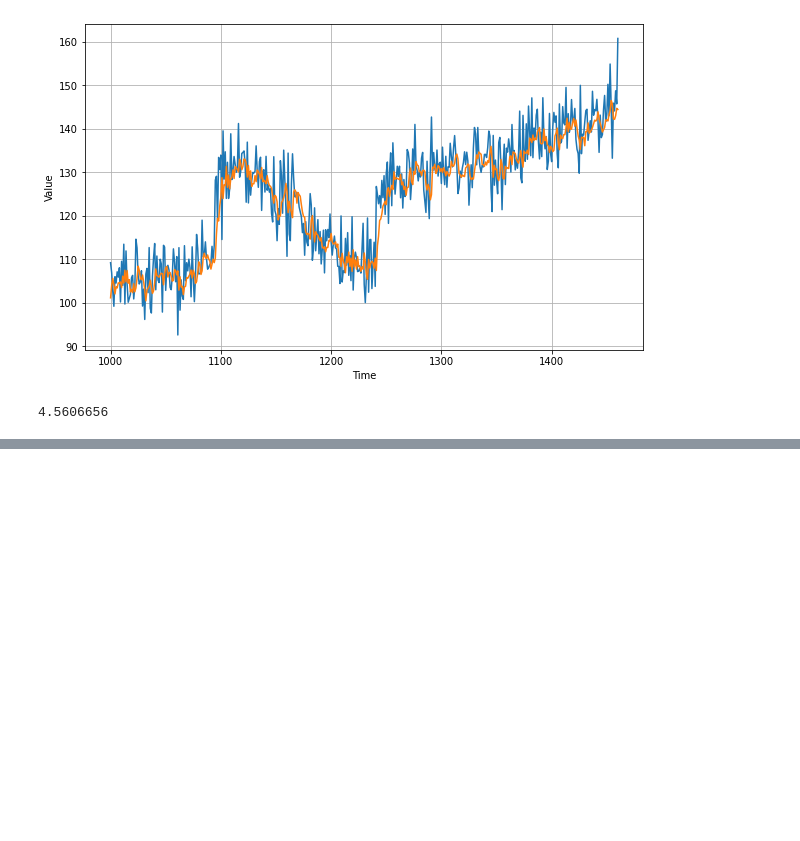
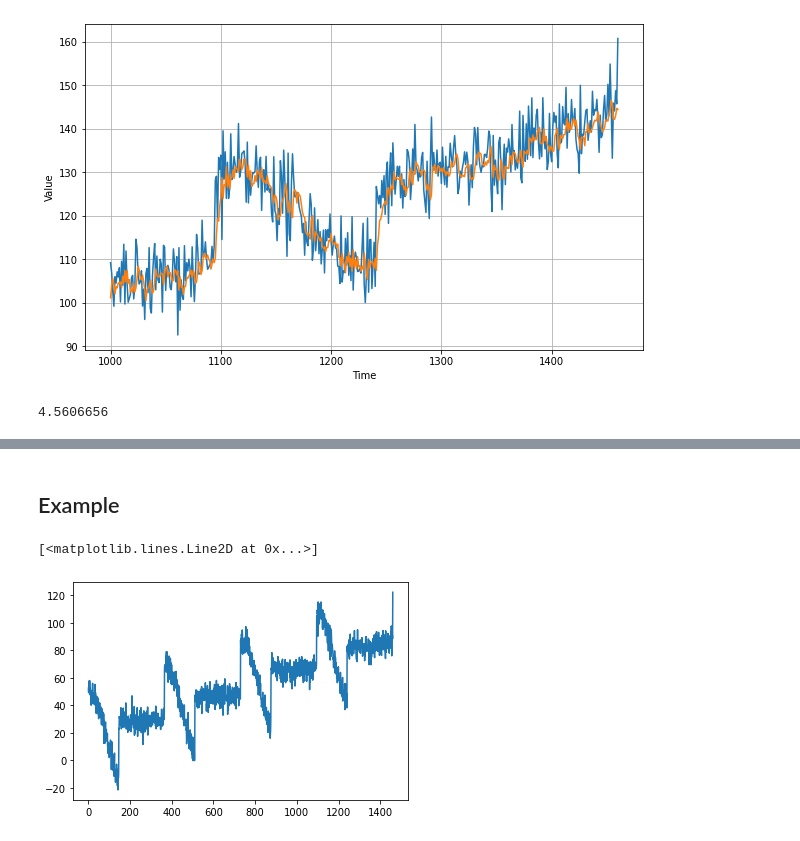
Before and after one commit to Walid-Ahmed/Google-Tensorflow-Certificate, a Jupyter notebook: Time_Series.ipynb, the cells around one changed output, grey strips where cells are left out. Drawn from its saved outputs; the diff is of its cells as text; code cells hidden in the pictures; blank space fills up the shorter version.

```diff
--- a/Time_Series.ipynb
+++ b/Time_Series.ipynb
@@ -475,7 +542,7 @@ l0 = tf.keras.layers.Dense(1, input_shape=[window_size])
 model = tf.keras.models.Sequential([l0])
 
 
-model.compile(loss="mse", optimizer=tf.keras.optimizers.SGD(lr=1e-6, momentum=0.9))
+model.compile(loss="mse", optimizer=tf.keras.optimizers.SGD(lr=1e-6, momentum=0.9) ,  metrics=["mae"])
 history=model.fit(dataset,epochs=100,verbose=0) # Do not specify the batch_size or Y  as  your data is in the form of datasets
 
 print("Layer weights {}".format(l0.get_weights()))
@@ -856,0 +942,54 @@ tf.keras.metrics.mean_absolute_error(x_valid, results).numpy()
+# %% [markdown]
+## Example
+# %%
+def plot_series(time, series, format="-", start=0, end=None):
+    plt.plot(time[start:end], series[start:end], format)
+    plt.xlabel("Time")
+    plt.ylabel("Value")
+    plt.grid(True)
+
+def trend(time, slope=0):
+    return slope * time
+
+def seasonal_pattern(season_time):
+    """Just an arbitrary pattern, you can change it if you wish"""
+    return np.where(season_time < 0.4,
+                    np.cos(season_time * 2 * np.pi),
+                    1 / np.exp(3 * season_time))
+
+def seasonality(time, period, amplitude=1, phase=0):
+    """Repeats the same pattern at each period"""
+    season_time = ((time + phase) % period) / period
+    return amplitude * seasonal_pattern(season_time)
+
+def noise(time, noise_level=1, seed=None):
+    rnd = np.random.RandomState(seed)
+    return rnd.randn(len(time)) * noise_level
+
+time = np.arange(4 * 365 + 1, dtype="float32")
+baseline = 10
+series = trend(time, 0.1)
+baseline = 10
+amplitude = 40
+slope = 0.05
+noise_level = 5
+
+# Create the series
+series = baseline + trend(time, slope) + seasonality(time, period=365, amplitude=amplitude)
+# Update with noise
+series += noise(time, noise_level, seed=42)
+
+split_time = 1000
+time_train = time[:split_time]
+x_train = series[:split_time]
+time_valid = time[split_time:]
+x_valid = series[split_time:]
+
+window_size = 20
+batch_size = 32
+shuffle_buffer_size = 1000
+
+plt.plot(series)
+# %% [output]
+[<matplotlib.lines.Line2D at 0x...>]
+[figure, added]
```
Also changed, not shown: parts of 23 cells of this notebook.
